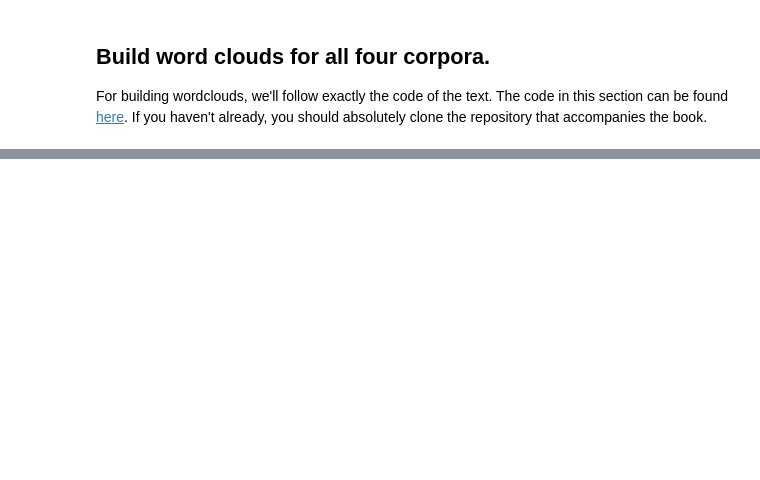
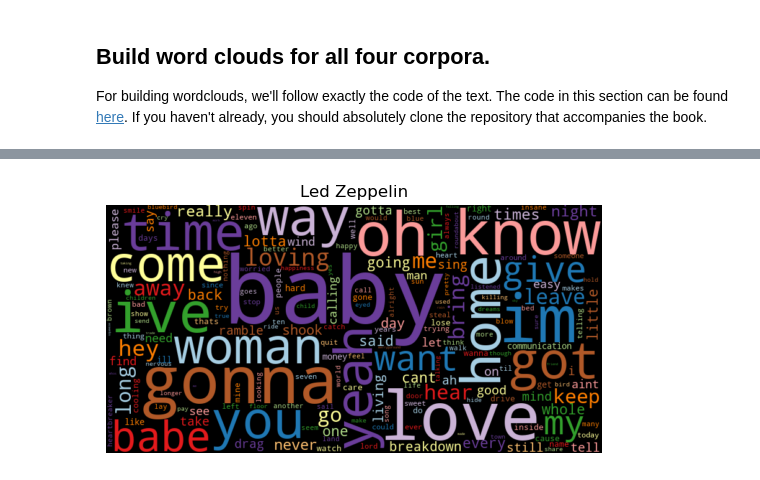
Before and after one commit to hunterblum/TextMiningWeek1, a Jupyter notebook: Week3/Group Comparison.ipynb, the cells around one changed output, grey strips where cells are left out. Drawn from its saved outputs; the diff is of its cells as text; code cells hidden in the pictures; blank space fills up the shorter version.

```diff
--- a/Week3/Group Comparison.ipynb
+++ b/Week3/Group Comparison.ipynb
@@ -325,0 +480,5 @@ A:
+# %%
+ledzep_count = count_words(ledzep)
+wordcloud(ledzep_count['freq'], title="Led Zeppelin")
+# %% [output]
+[figure, added]
```
Also changed, not shown: parts of 25 cells of this notebook.
